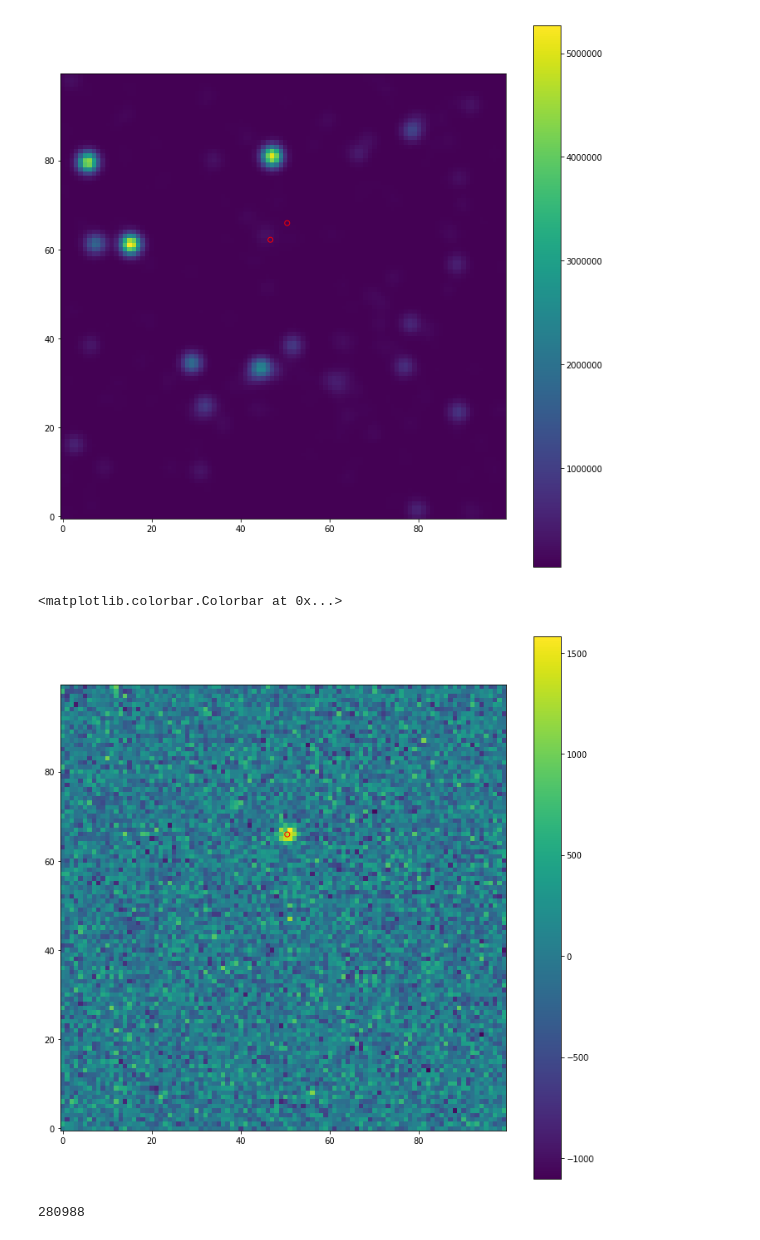
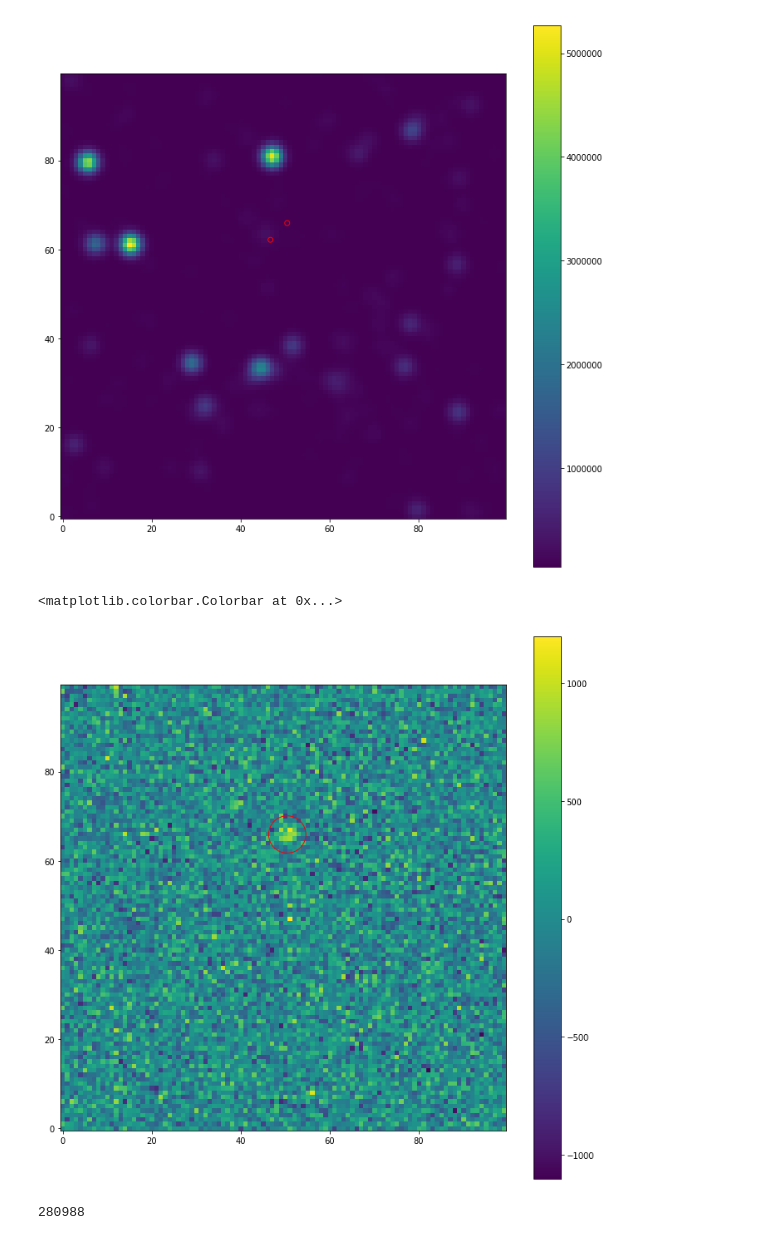
Before and after one commit to mrtommyb/imsim, a Jupyter notebook: notebooks/Untitled.ipynb, the cells around one changed output. Drawn from its saved outputs; the diff is of its cells as text; code cells hidden in the pictures.

```diff
--- a/notebooks/Untitled.ipynb
+++ b/notebooks/Untitled.ipynb
@@ -28,7 +28,7 @@ mirror_area = mirror_diameter**2 * np.pi
 texp = 600 * u.s
 texp_sub = 60 * u.s
 
-mag_target = 20
+mag_target = 20.5
 mag_host = mag_target - 5
 
 zodi_per_arcsec = 4.e-6 * u.Jy
@@ -67,6 +67,4 @@ cnts_target = photons_target * throughput * QE * texp
 nstars_per_square_degree = int(len(dataset) // np.pi)
 nstars_per_square_degree *= image_area.value
 nstars_per_square_degree = np.int(nstars_per_square_degree)
-x_stddev = 6 * u.arcsec
-y_stddev = 6 * u.arcsec
 # %%
@@ -122,15 +120,15 @@ fig.colorbar(im)
 # %%
 fig, ax = plt.subplots(figsize=[12,12])
 
 ref_im = image_zodi2 + image_bgstars2 + image_host2
 
 im = ax.imshow(tot_im - ref_im, origin='lower', interpolation='nearest')
 
-plt.scatter(table_target['x_mean'][0], table_target['y_mean'][0], marker='o', color='None', edgecolors='r')
+plt.scatter(table_target['x_mean'][0], table_target['y_mean'][0], marker='o', color='None', edgecolors='r', s=2000)
 fig.colorbar(im)
 # %% [output]
 <matplotlib.colorbar.Colorbar at 0x...>
-[figure, old version]
+[figure, new version]
 # %%
 len(dataset)
 # %% [output]
```
Also changed, not shown: parts of 1 cell of this notebook.
